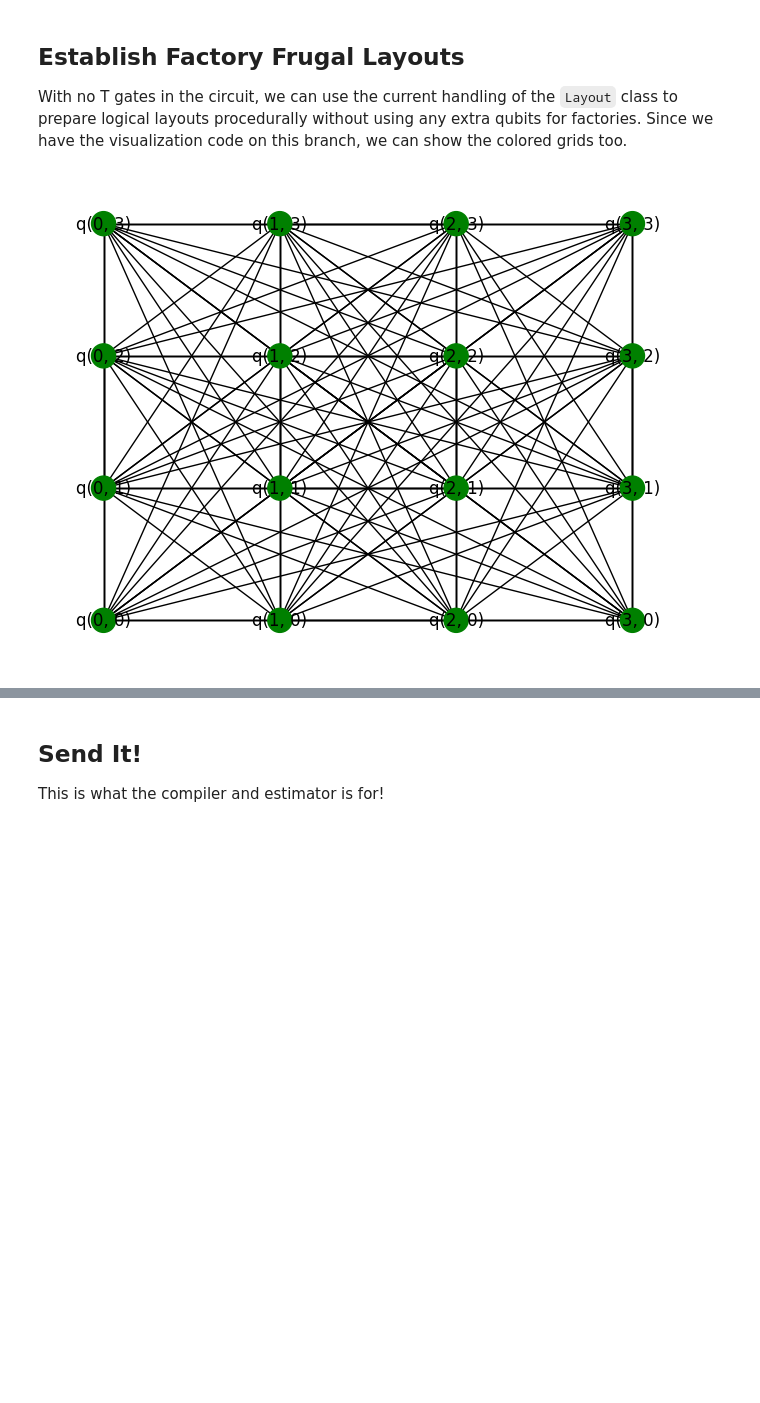
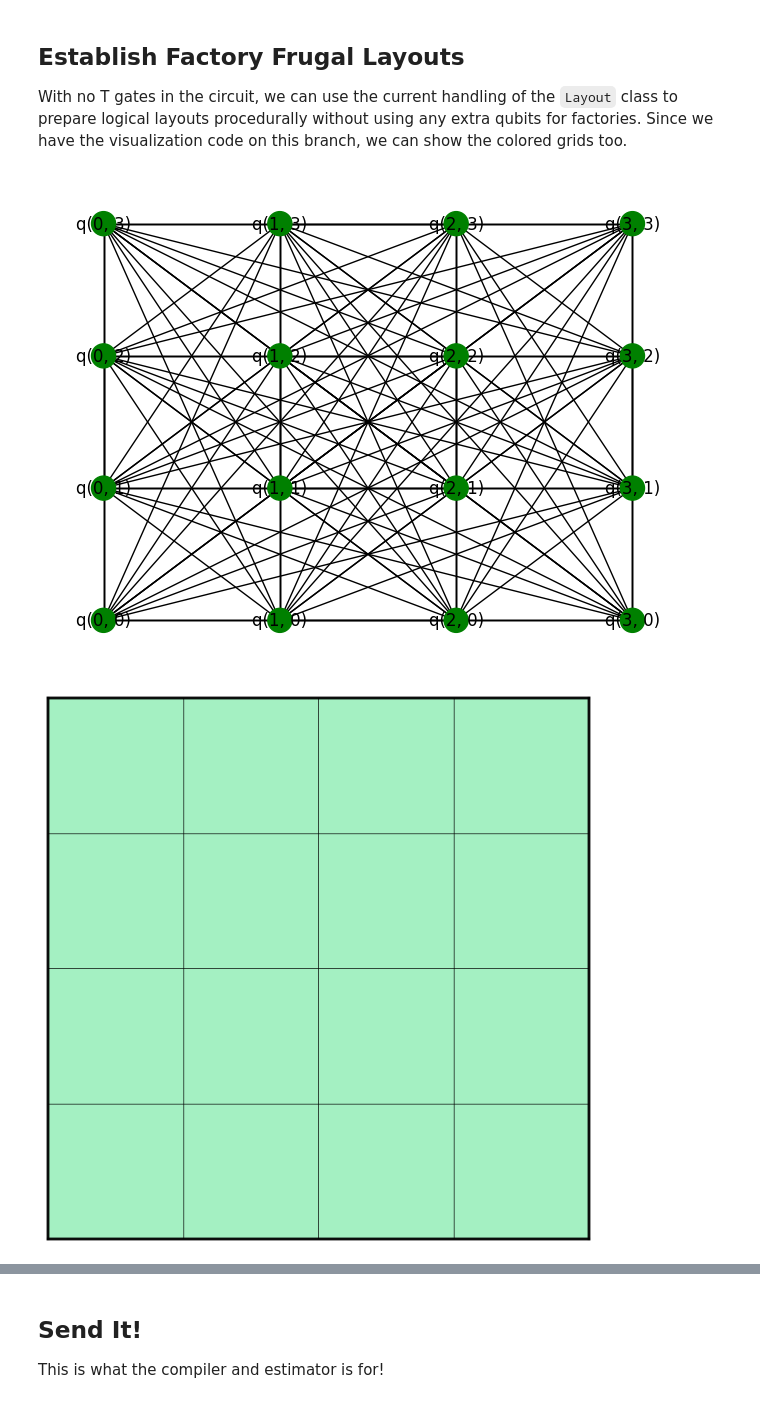
Before and after one commit to Infleqtion/resource-superstaq, a Jupyter notebook: notebooks/resourcing_bocks.ipynb, the cells around one changed output, grey strips where cells are left out. Cells and saved outputs as stored; diff of their text form; code cells hidden in the pictures; blank space fills up the shorter version.

```diff
--- a/notebooks/resourcing_bocks.ipynb
+++ b/notebooks/resourcing_bocks.ipynb
@@ -223,5 +223,7 @@ With no T gates in the circuit, we can use the current handling of the `Layout`
 # %%
 mv_layout = res.layout.MovementLayout(input_circuit=sub_circuit, num_t_factories=0)
 mv_layout.draw()
+fig, ax, im = lfs.plot_layout(mv_layout, category_colors=category_colors, transpose=False, show_legend=False)
 # %% [output]
 [figure]
+[figure, added]
```
Also changed, not shown: parts of 4 cells of this notebook, 6 other files.
